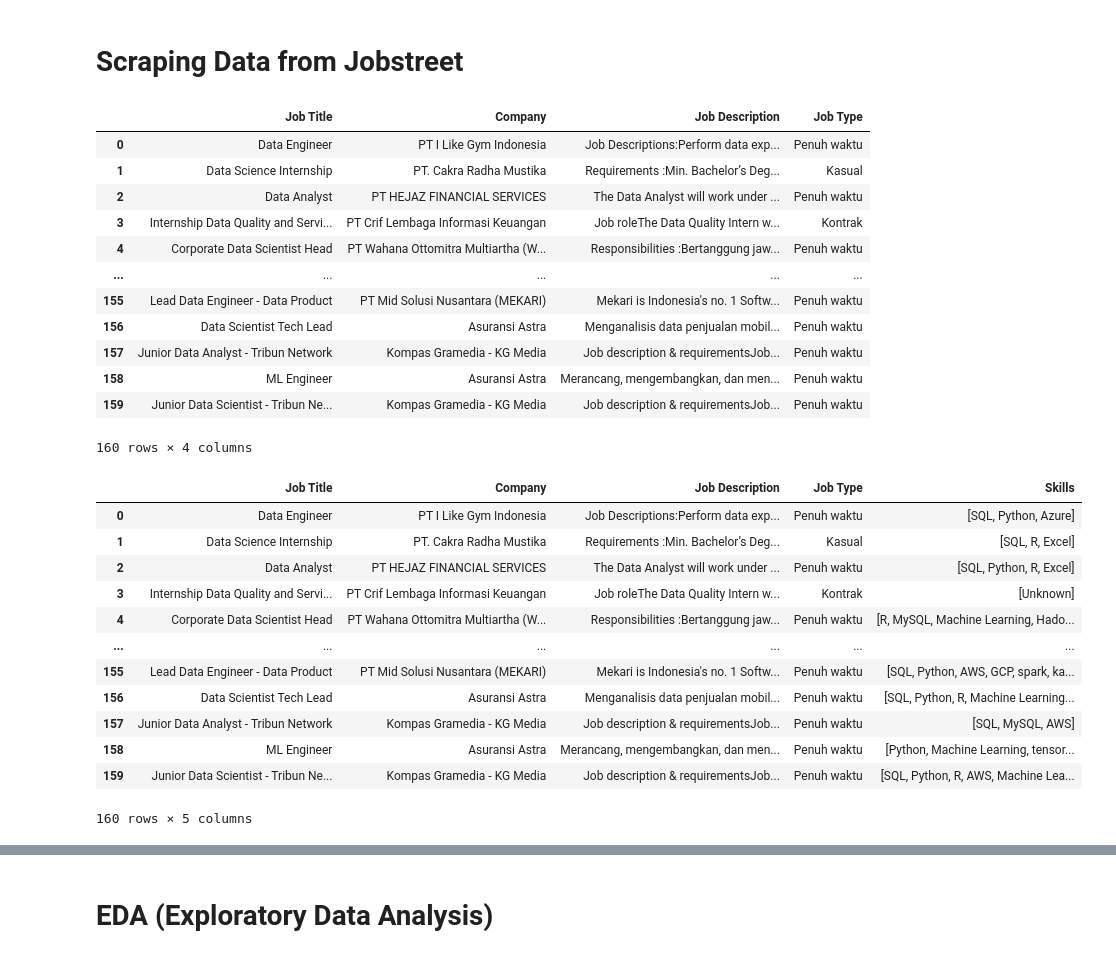
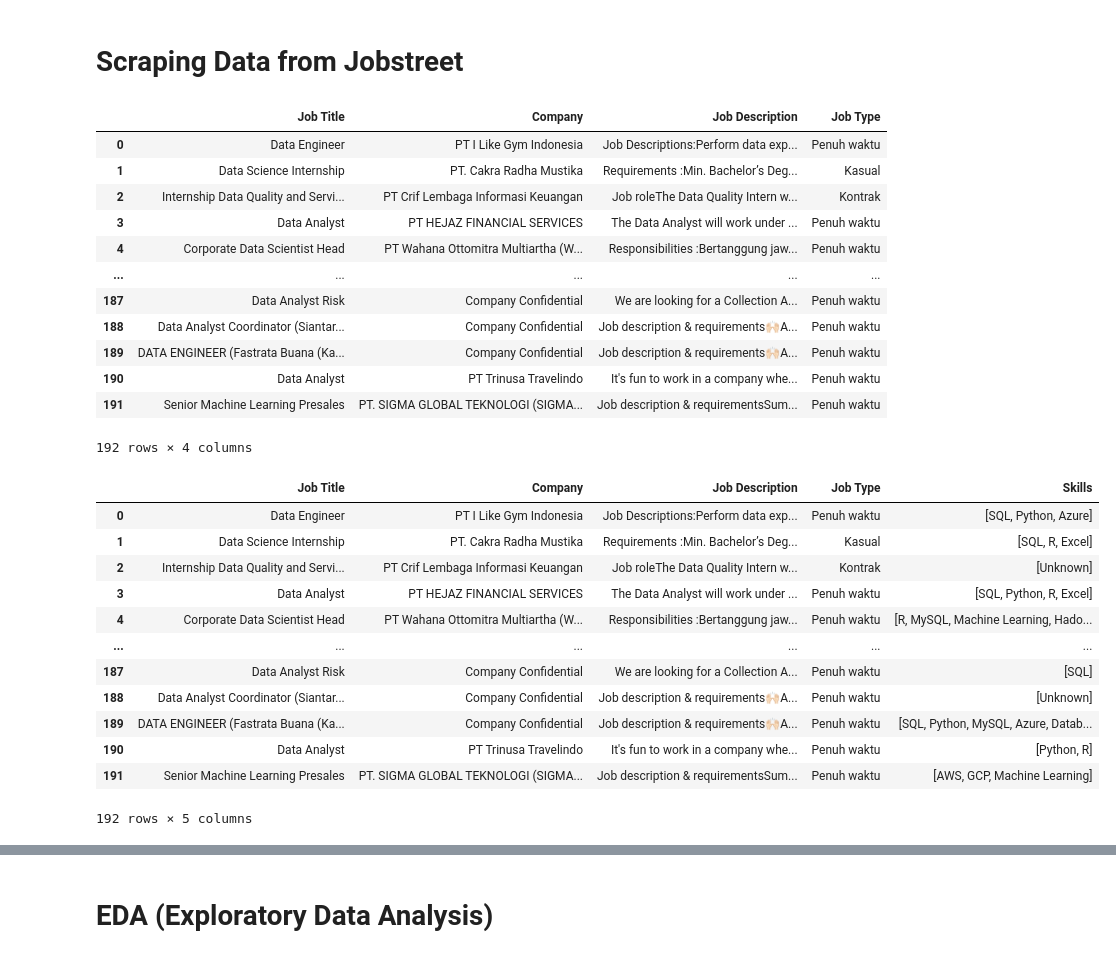
Before and after one commit to Sardiirfan27/Web-Scraping-Jobstreet, a Jupyter notebook: web_scraping_jobstreet_Irfan.ipynb, the cells around one changed output, grey strips where cells are left out. Drawn from its saved outputs; the diff is of its cells as text; code cells hidden in the pictures.

```diff
--- a/web_scraping_jobstreet_Irfan.ipynb
+++ b/web_scraping_jobstreet_Irfan.ipynb
@@ -50,63 +50,64 @@ def scraping_data(key, num_pages):
     df = pd.DataFrame(data)
     return df
 
-df = scraping_data('data-science-jobs', num_pages=5)
+df = scraping_data('data-science-jobs', num_pages=6)
 df
 # %% [output]
 |  | Job Title | Company | Job Description | Job Type |
 | 0 | Data Engineer | PT I Like Gym Indonesia | Job Descriptions:Perform data exp... | Penuh waktu |
 | 1 | Data Science Internship | PT. Cakra Radha Mustika | Requirements :Min. Bachelor’s Deg... | Kasual |
-| 2 | Data Analyst | PT HEJAZ FINANCIAL SERVICES | The Data Analyst will work under ... | Penuh waktu |
-| 3 | Internship Data Quality and Servi... | PT Crif Lembaga Informasi Keuangan | Job roleThe Data Quality Intern w... | Kontrak |
+| 2 | Internship Data Quality and Servi... | PT Crif Lembaga Informasi Keuangan | Job roleThe Data Quality Intern w... | Kontrak |
+| 3 | Data Analyst | PT HEJAZ FINANCIAL SERVICES | The Data Analyst will work under ... | Penuh waktu |
 | 4 | Corporate Data Scientist Head | PT Wahana Ottomitra Multiartha (W... | Responsibilities :Bertanggung jaw... | Penuh waktu |
 | ... | ... | ... | ... | ... |
-| 155 | Lead Data Engineer - Data Product | PT Mid Solusi Nusantara (MEKARI) | Mekari is Indonesia's no. 1 Softw... | Penuh waktu |
-| 156 | Data Scientist Tech Lead | Asuransi Astra | Menganalisis data penjualan mobil... | Penuh waktu |
-| 157 | Junior Data Analyst - Tribun Network | Kompas Gramedia - KG Media | Job description & requirementsJob... | Penuh waktu |
-| 158 | ML Engineer | Asuransi Astra | Merancang, mengembangkan, dan men... | Penuh waktu |
-| 159 | Junior Data Scientist - Tribun Ne... | Kompas Gramedia - KG Media | Job description & requirementsJob... | Penuh waktu |
+| 187 | Data Analyst Risk | Company Confidential | We are looking for a Collection A... | Penuh waktu |
+| 188 | Data Analyst Coordinator (Siantar... | Company Confidential | Job description & requirements🙌🏻A... | Penuh waktu |
+| 189 | DATA ENGINEER (Fastrata Buana (Ka... | Company Confidential | Job description & requirements🙌🏻A... | Penuh waktu |
+| 190 | Data Analyst | PT Trinusa Travelindo | It's fun to work in a company whe... | Penuh waktu |
+| 191 | Senior Machine Learning Presales | PT. SIGMA GLOBAL TEKNOLOGI (SIGMA... | Job description & requirementsSum... | Penuh waktu |
-160 rows × 4 columns
+192 rows × 4 columns
 # %%
 def check_skills(description, skills):
     description_lower = description.lower()
     found_skills = []
 
     for skill in skills:
-        pattern = r'\b{}\b'.format(re.escape(skill.lower()))
+        # Ganti 'Google Cloud Platform' dengan 'GCP' dan tambahkan '|'
+        skill_pattern = re.escape(skill.lower()).replace('google cloud platform', 'GCP')
+        pattern = r'\b{}\b'.format(skill_pattern)
         if re.search(pattern, description_lower):
             found_skills.append(skill)
 
     return found_skills if found_skills else ['Unknown']
 
 def add_columns(df, skills, column_name):
     df[column_name] = df['Job Description'].apply(lambda x: check_skills(x, skills))
     return df
 
 # Keterampilan yang ingin diperiksa
 list_skills = ['SQL','Python','R','Javascript', 'C#','C++',
-               'MySQL','Postgres','Azure','Database','AWS','Google Cloud Platform','GCP','Machine Learning',
+               'MySQL','Postgres','Azure','Database','AWS','GCP','Machine Learning',
                'OpenCV','tensorflow','Deep learning','scikit-learn','pandas',
                'CI/CD','MLOps','WandB','Neptune','Kubernetes','docker',
                'NoSQL','MongoDB','Hadoop','spark','Hive','MapReduce','kafka','Git','Airflow','talend',
                'Excel']
 
 
-df_jobs = add_columns(df, list_skills, column_name='Skills')
-df_jobs
+add_columns(df, list_skills, column_name='Skills')
 # %% [output]
 |  | Job Title | Company | Job Description | Job Type | Skills |
 | 0 | Data Engineer | PT I Like Gym Indonesia | Job Descriptions:Perform data exp... | Penuh waktu | [SQL, Python, Azure] |
 | 1 | Data Science Internship | PT. Cakra Radha Mustika | Requirements :Min. Bachelor’s Deg... | Kasual | [SQL, R, Excel] |
-| 2 | Data Analyst | PT HEJAZ FINANCIAL SERVICES | The Data Analyst will work under ... | Penuh waktu | [SQL, Python, R, Excel] |
-| 3 | Internship Data Quality and Servi... | PT Crif Lembaga Informasi Keuangan | Job roleThe Data Quality Intern w... | Kontrak | [Unknown] |
+| 2 | Internship Data Quality and Servi... | PT Crif Lembaga Informasi Keuangan | Job roleThe Data Quality Intern w... | Kontrak | [Unknown] |
+| 3 | Data Analyst | PT HEJAZ FINANCIAL SERVICES | The Data Analyst will work under ... | Penuh waktu | [SQL, Python, R, Excel] |
 | 4 | Corporate Data Scientist Head | PT Wahana Ottomitra Multiartha (W... | Responsibilities :Bertanggung jaw... | Penuh waktu | [R, MySQL, Machine Learning, Hado... |
 | ... | ... | ... | ... | ... | ... |
-| 155 | Lead Data Engineer - Data Product | PT Mid Solusi Nusantara (MEKARI) | Mekari is Indonesia's no. 1 Softw... | Penuh waktu | [SQL, Python, AWS, GCP, spark, ka... |
-| 156 | Data Scientist Tech Lead | Asuransi Astra | Menganalisis data penjualan mobil... | Penuh waktu | [SQL, Python, R, Machine Learning... |
-| 157 | Junior Data Analyst - Tribun Network | Kompas Gramedia - KG Media | Job description & requirementsJob... | Penuh waktu | [SQL, MySQL, AWS] |
-| 158 | ML Engineer | Asuransi Astra | Merancang, mengembangkan, dan men... | Penuh waktu | [Python, Machine Learning, tensor... |
-| 159 | Junior Data Scientist - Tribun Ne... | Kompas Gramedia - KG Media | Job description & requirementsJob... | Penuh waktu | [SQL, Python, R, AWS, Machine Lea... |
+| 187 | Data Analyst Risk | Company Confidential | We are looking for a Collection A... | Penuh waktu | [SQL] |
+| 188 | Data Analyst Coordinator (Siantar... | Company Confidential | Job description & requirements🙌🏻A... | Penuh waktu | [Unknown] |
+| 189 | DATA ENGINEER (Fastrata Buana (Ka... | Company Confidential | Job description & requirements🙌🏻A... | Penuh waktu | [SQL, Python, MySQL, Azure, Datab... |
+| 190 | Data Analyst | PT Trinusa Travelindo | It's fun to work in a company whe... | Penuh waktu | [Python, R] |
+| 191 | Senior Machine Learning Presales | PT. SIGMA GLOBAL TEKNOLOGI (SIGMA... | Job description & requirementsSum... | Penuh waktu | [AWS, GCP, Machine Learning] |
-160 rows × 5 columns
+192 rows × 5 columns
 # %%
 list_viz_tools = ['tableau', 'power bi','QlikView','looker', 'kibana',
                   'matplotlib', 'seaborn', 'plotly', 'bokeh']
```
Also changed, not shown: parts of 9 cells of this notebook, 1 other file.
